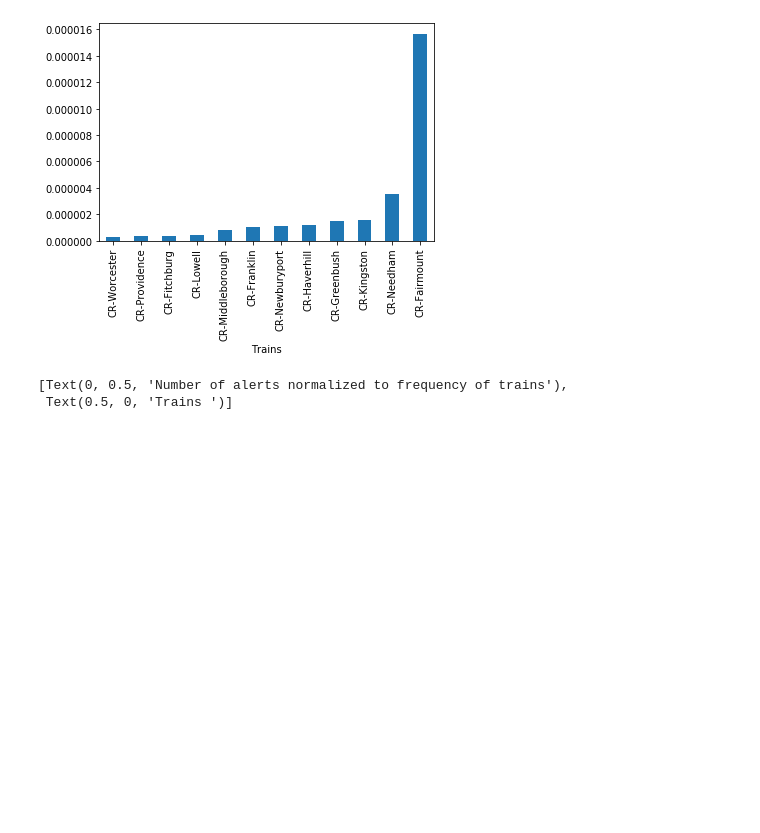
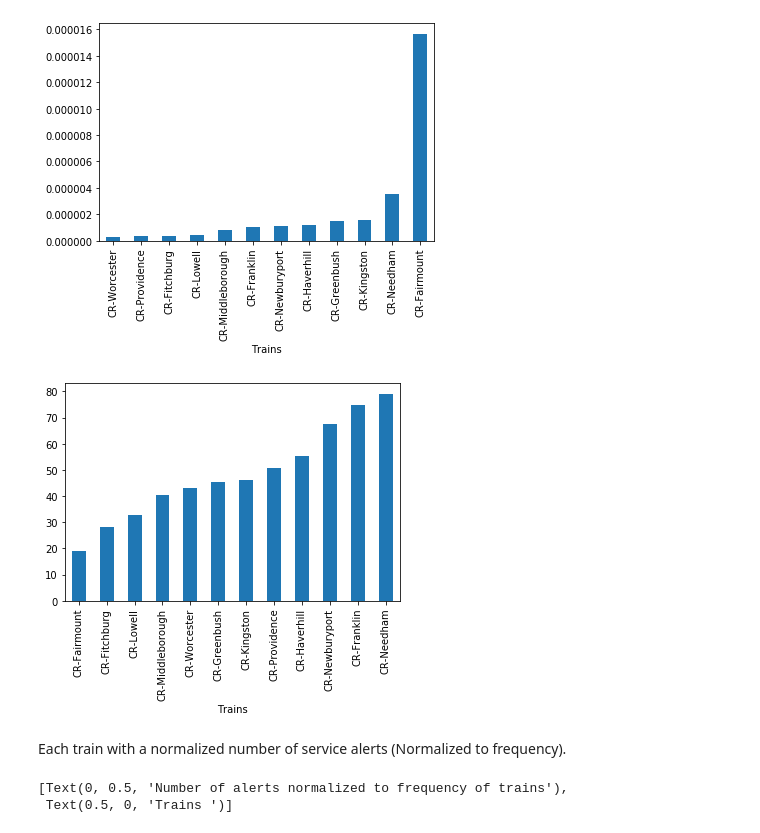
Before and after one commit to ritwikamukherjee/Insight_Project, a Jupyter notebook: MBTA commuter rail service interruption estimations.ipynb, the cells around one changed output. Drawn from its saved outputs; the diff is of its cells as text; code cells hidden in the pictures; blank space fills up the shorter version.

```diff
--- a/MBTA commuter rail service interruption estimations.ipynb
+++ b/MBTA commuter rail service interruption estimations.ipynb
@@ -511,9 +517,13 @@ ax2 = data.plot(kind= 'bar', legend = False) #over the last two years
 [figure]
 # %%
 count_train_frequency.sort_values()
-count_alerts.Year/count_train_frequency
-data = pd.DataFrame((count_alerts.Year/count_train_frequency).sort_values())
+count_alerts/count_train_frequency
+data = pd.DataFrame((count_alerts/count_train_frequency).sort_values())
 ax = data.plot(kind = 'bar', legend = False) #over the last two years
+# %% [output]
+[figure, added]
+# %% [markdown]
+Each train with a normalized number of service alerts (Normalized to frequency).
 # %%
 fig, axes = plt.subplots(figsize = (20,8))
 y_df = Super_df_with_lag_hours_snow['Frequency']
```
Also changed, not shown: parts of 22 cells of this notebook.
